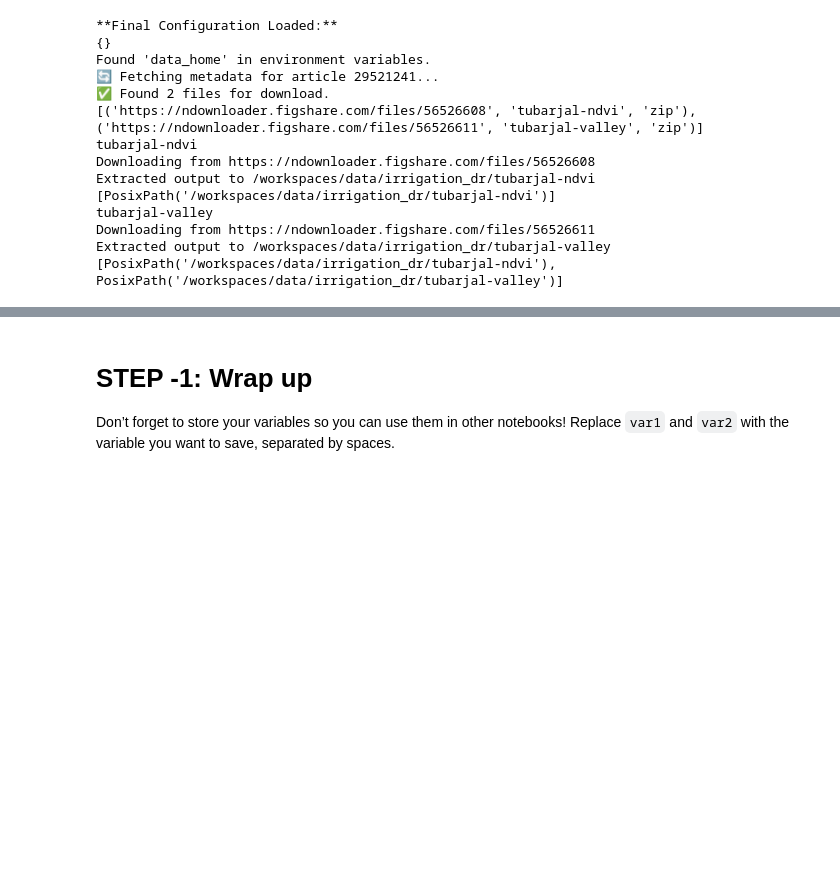
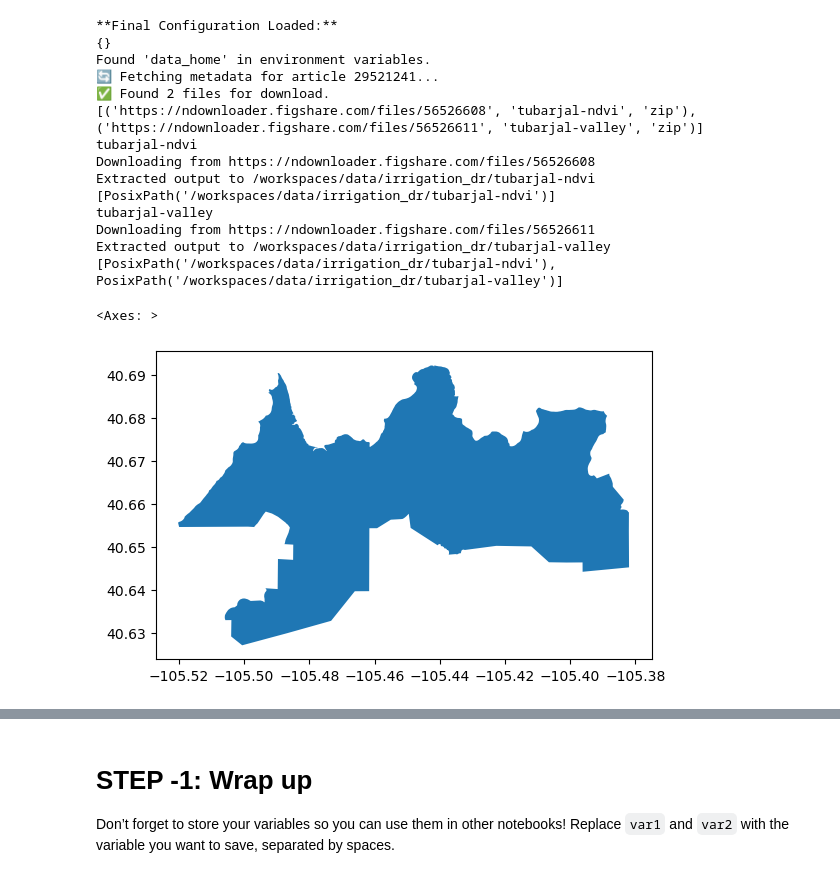
Before and after one commit to cu-esiil-edu/02-vegetation-takers1124, a Jupyter notebook: notebooks/vegetation-00-setup.ipynb, the cells around one changed output, grey strips where cells are left out. Saved outputs shown, nothing was run; the diff lists cells and outputs as text; code cells hidden in the pictures; blank space fills up the shorter version.

```diff
--- a/notebooks/vegetation-00-setup.ipynb
+++ b/notebooks/vegetation-00-setup.ipynb
@@ -89,3 +94,19 @@ tubarjal-valley
 Downloading from https://ndownloader.figshare.com/files/56526611
 Extracted output to /workspaces/data/irrigation_dr/tubarjal-valley
 [PosixPath('/workspaces/data/irrigation_dr/tubarjal-ndvi'), PosixPath('/workspaces/data/irrigation_dr/tubarjal-valley')]
+# %%
+# get sample data for Poudre Wilderness
+
+# first, get wilderness boundary polygon from OSM
+place_name = "Cache la Poudre Wilderness"
+
+tags = {
+    "boundary": "protected_area", "operator": "United States Forest Service"
+}
+
+poudre_boundary_gdf = ox.features_from_place(place_name, tags=tags)
+
+poudre_boundary_gdf.plot()
+# %% [output]
+<Axes: >
+[figure, added]
```
Also changed, not shown: parts of 6 cells of this notebook, 2 other files.
